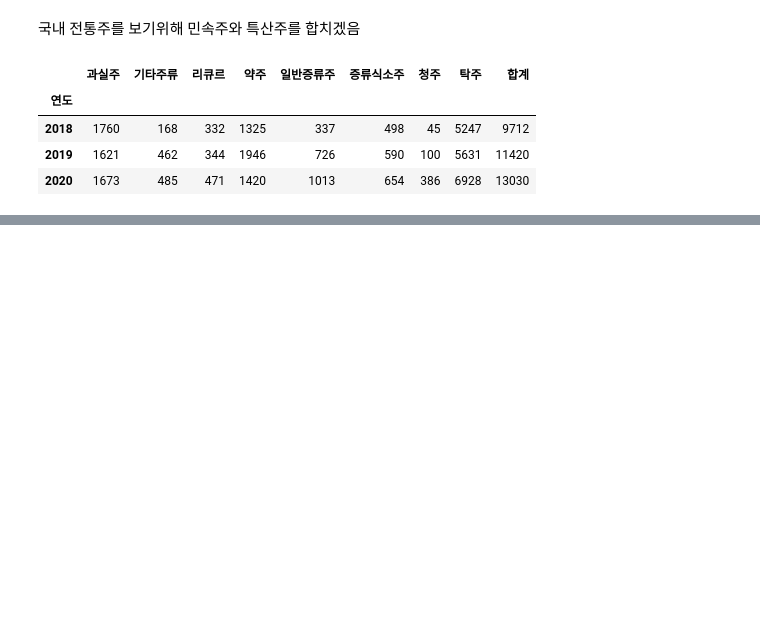
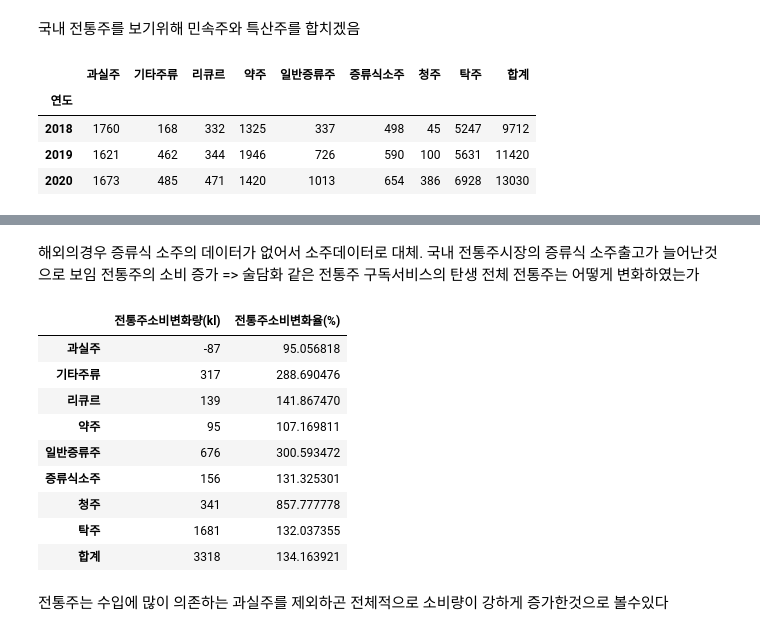
Before and after one commit to angelless00/KDT, a Jupyter notebook: 프로젝트/0718 맥주광고/2번코드_김아란 .ipynb, the cells around one changed output, grey strips where cells are left out. Saved outputs shown, nothing was run; the diff lists cells and outputs as text; code cells hidden in the pictures; blank space fills up the shorter version.

```diff
--- a/프로젝트/0718 맥주광고/2번코드_김아란 .ipynb
+++ b/프로젝트/0718 맥주광고/2번코드_김아란 .ipynb
@@ -122,0 +147,23 @@ pd.concat([major_alcho5['과실주'],oversea_alcho5['과실주'],juntong_alcho5[
+# %% [markdown]
+해외의경우 증류식 소주의 데이터가 없어서 소주데이터로 대체.
+국내 전통주시장의 증류식 소주출고가 늘어난것으로 보임
+전통주의 소비 증가 => 술담화 같은 전통주 구독서비스의 탄생
+전체 전통주는 어떻게 변화하였는가
+# %%
+## 전통주 출고량 변화 2018-2020
+juntong_change=juntong_alcho5.loc[2020]-juntong_alcho5.loc[2018]
+juntong_change_ratio=juntong_alcho5.loc[2020]/juntong_alcho5.loc[2018]*100
+pd.concat([juntong_change,juntong_change_ratio],axis=1,keys=['전통주소비변화량(kl)','전통주소비변화율(%)'])
+# %% [output]
+|  | 전통주소비변화량(kl) | 전통주소비변화율(%) |
+| 과실주 | -87 | 95.056818 |
+| 기타주류 | 317 | 288.690476 |
+| 리큐르 | 139 | 141.867470 |
+| 약주 | 95 | 107.169811 |
+| 일반증류주 | 676 | 300.593472 |
+| 증류식소주 | 156 | 131.325301 |
+| 청주 | 341 | 857.777778 |
+| 탁주 | 1681 | 132.037355 |
+| 합계 | 3318 | 134.163921 |
+# %% [markdown]
+전통주는 수입에 많이 의존하는 과실주를 제외하곤 전체적으로 소비량이 강하게 증가한것으로 볼수있다
```
Also changed, not shown: parts of 7 cells of this notebook, 6 other files.
